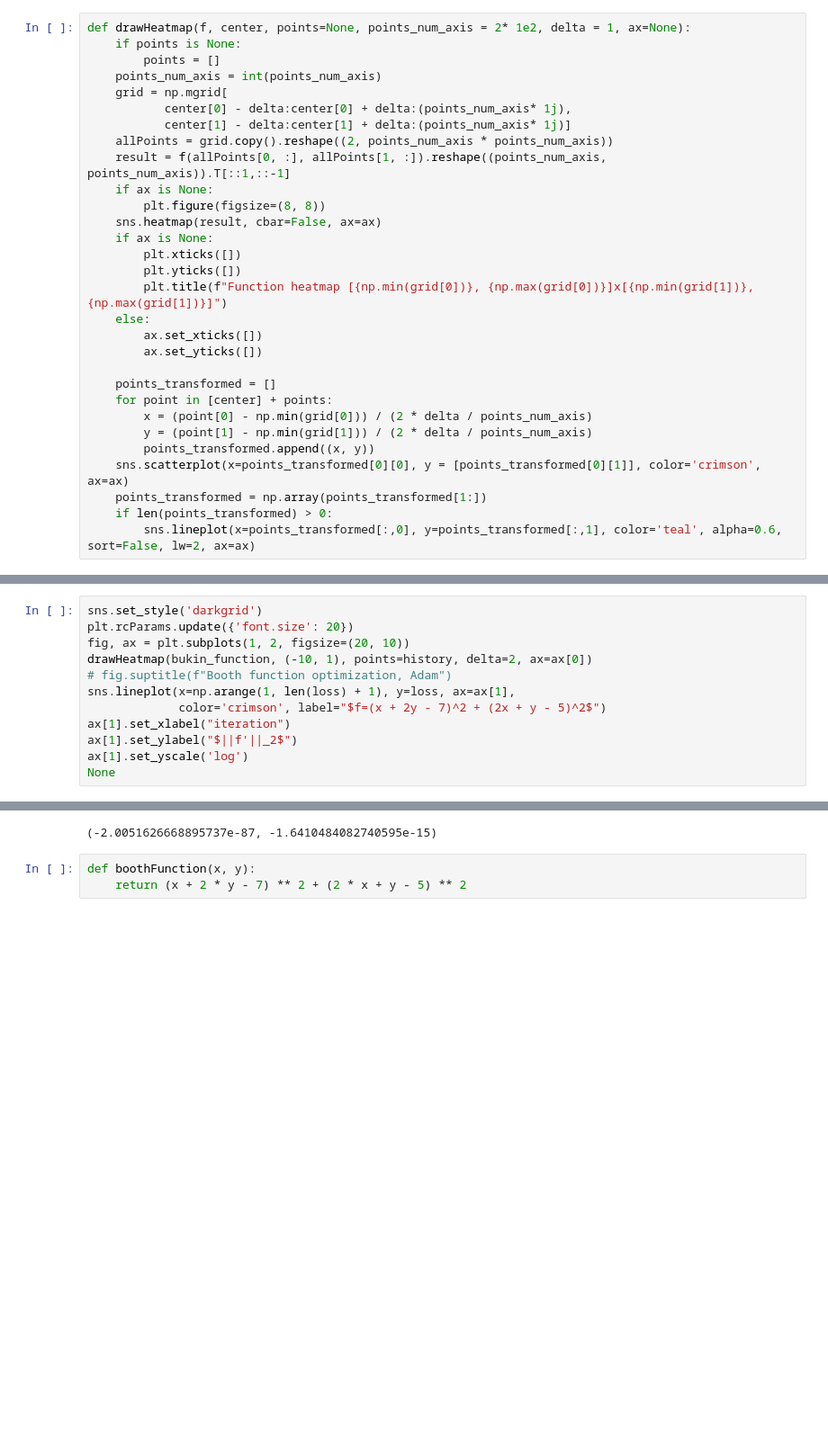
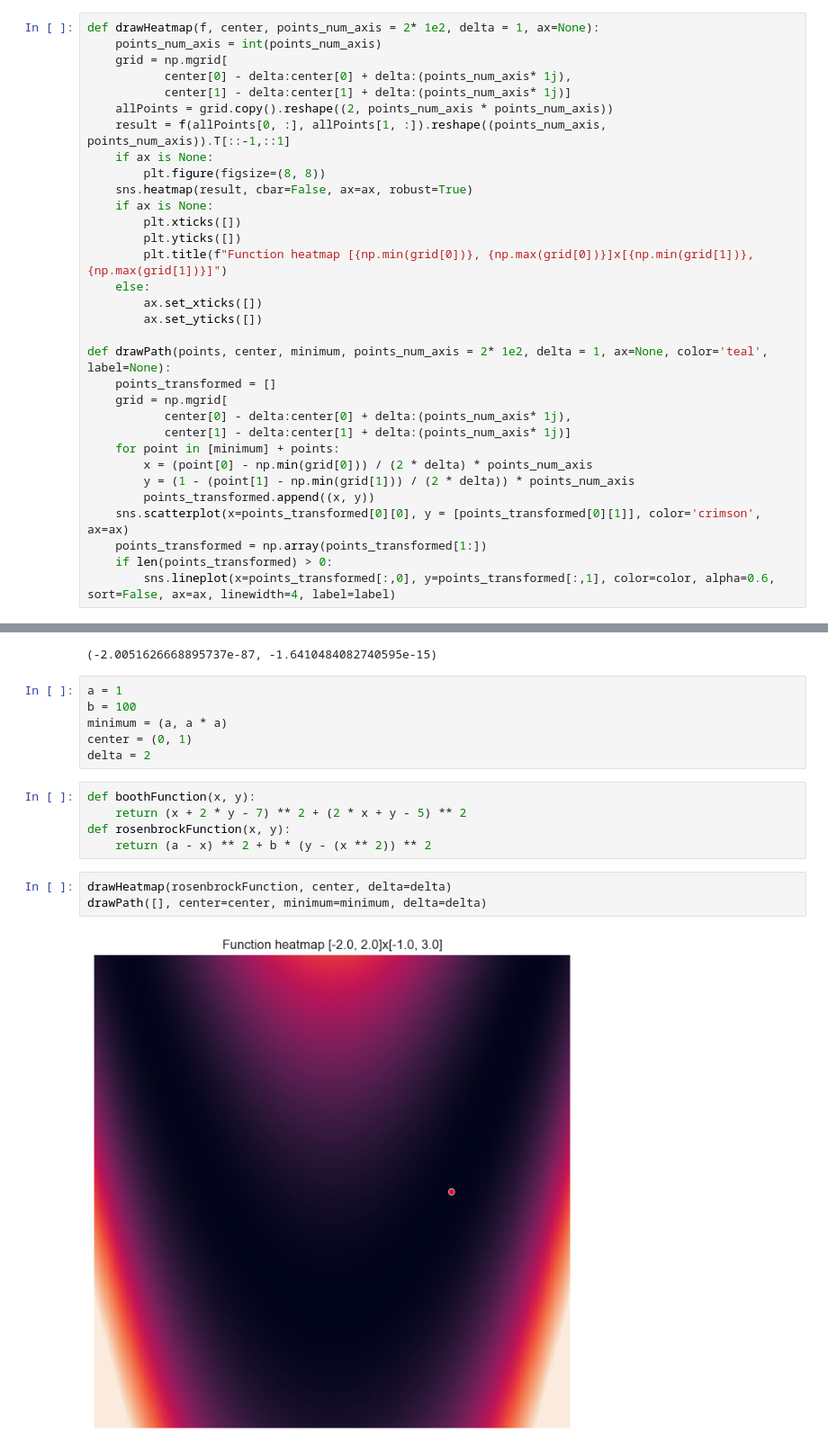
Before and after one commit to AlexRoar/SimpleGrad, a Jupyter notebook: examples/funk_opt_tests.ipynb, the cells around one changed output, grey strips where cells are left out. Shown at 90% size. Saved outputs shown, nothing was run; the diff lists cells and outputs as text; blank space fills up the shorter version.

```diff
--- a/examples/funk_opt_tests.ipynb
+++ b/examples/funk_opt_tests.ipynb
@@ -17,18 +14,16 @@ The autoreload extension is already loaded. To reload it, use:
 def bukin_function(x, y):
     return 100 * (abs(y - 0.01 * (x ** 2)) ** (1/2)) + 0.01 * abs(x + 10)
 # %%
-def drawHeatmap(f, center, points=None, points_num_axis = 2* 1e2, delta = 1, ax=None):
-    if points is None:
-        points = []
+def drawHeatmap(f, center, points_num_axis = 2* 1e2, delta = 1, ax=None):
     points_num_axis = int(points_num_axis)
     grid = np.mgrid[
            center[0] - delta:center[0] + delta:(points_num_axis* 1j),
            center[1] - delta:center[1] + delta:(points_num_axis* 1j)]
     allPoints = grid.copy().reshape((2, points_num_axis * points_num_axis))
-    result = f(allPoints[0, :], allPoints[1, :]).reshape((points_num_axis, points_num_axis)).T[::1,::-1]
+    result = f(allPoints[0, :], allPoints[1, :]).reshape((points_num_axis, points_num_axis)).T[::-1,::1]
     if ax is None:
         plt.figure(figsize=(8, 8))
-    sns.heatmap(result, cbar=False, ax=ax)
+    sns.heatmap(result, cbar=False, ax=ax, robust=True)
     if ax is None:
         plt.xticks([])
         plt.yticks([])
@@ -37,15 +32,19 @@ def drawHeatmap(f, center, points=None, points_num_axis = 2* 1e2, delta = 1, ax=
         ax.set_xticks([])
         ax.set_yticks([])
 
+def drawPath(points, center, minimum, points_num_axis = 2* 1e2, delta = 1, ax=None, color='teal', label=None):
     points_transformed = []
-    for point in [center] + points:
-        x = (point[0] - np.min(grid[0])) / (2 * delta / points_num_axis)
-        y = (point[1] - np.min(grid[1])) / (2 * delta / points_num_axis)
+    grid = np.mgrid[
+           center[0] - delta:center[0] + delta:(points_num_axis* 1j),
+           center[1] - delta:center[1] + delta:(points_num_axis* 1j)]
+    for point in [minimum] + points:
+        x = (point[0] - np.min(grid[0])) / (2 * delta) * points_num_axis
+        y = (1 - (point[1] - np.min(grid[1])) / (2 * delta)) * points_num_axis
         points_transformed.append((x, y))
     sns.scatterplot(x=points_transformed[0][0], y = [points_transformed[0][1]], color='crimson', ax=ax)
     points_transformed = np.array(points_transformed[1:])
     if len(points_transformed) > 0:
-        sns.lineplot(x=points_transformed[:,0], y=points_transformed[:,1], color='teal', alpha=0.6, sort=False, lw=2, ax=ax)
+        sns.lineplot(x=points_transformed[:,0], y=points_transformed[:,1], color=color, alpha=0.6, sort=False, ax=ax, linewidth=4, label=label)
 # %%
 x, y = sg.Variable(-11), sg.Variable(2)
 history = []
@@ -62,15 +61,3 @@ for i in tqdm(range(10000)):
 (x.scalar, y.scalar)
 # %% [output]
 (-11.61832761051427, 1.3329842661119338)
-# %%
-sns.set_style('darkgrid')
-plt.rcParams.update({'font.size': 20})
-fig, ax = plt.subplots(1, 2, figsize=(20, 10))
-drawHeatmap(bukin_function, (-10, 1), points=history, delta=2, ax=ax[0])
-# fig.suptitle(f"Booth function optimization, Adam")
-sns.lineplot(x=np.arange(1, len(loss) + 1), y=loss, ax=ax[1],
-             color='crimson', label="$f=(x + 2y - 7)^2 + (2x + y - 5)^2$")
-ax[1].set_xlabel("iteration")
-ax[1].set_ylabel("$||f'||_2$")
-ax[1].set_yscale('log')
-None
@@ -89,6 +74,19 @@ for i in tqdm(range(10000)):
 (x.scalar, y.scalar)
 # %% [output]
 (-2.0051626668895737e-87, -1.6410484082740595e-15)
+# %%
+a = 1
+b = 100
+minimum = (a, a * a)
+center = (0, 1)
+delta = 2
 # %%
 def boothFunction(x, y):
     return (x + 2 * y - 7) ** 2 + (2 * x + y - 5) ** 2
+def rosenbrockFunction(x, y):
+    return (a - x) ** 2 + b * (y - (x ** 2)) ** 2
+# %%
+drawHeatmap(rosenbrockFunction, center, delta=delta)
+drawPath([], center=center, minimum=minimum, delta=delta)
+# %% [output]
+[figure, added]
```
Also changed, not shown: parts of 15 cells of this notebook, 4 other files.
